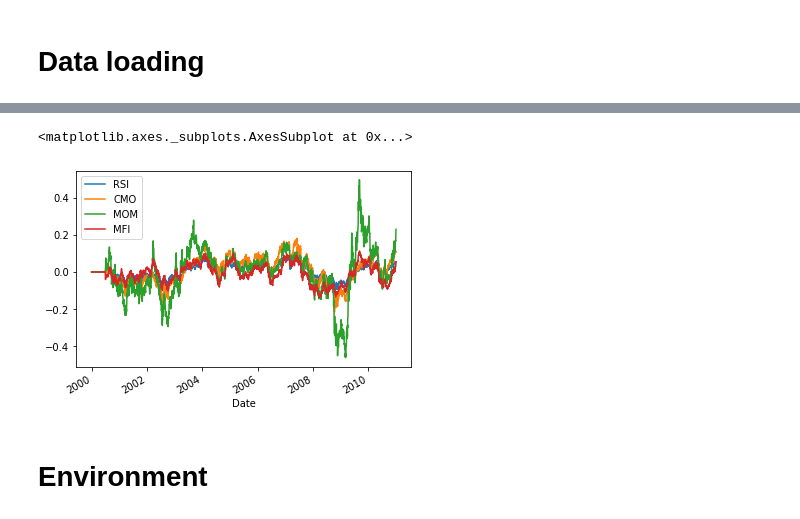
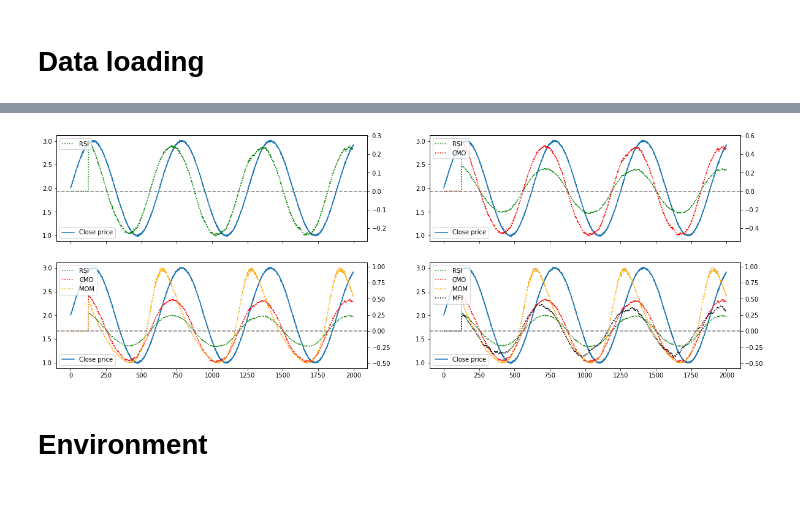
Before and after one commit to Rachnog/Reinforcement-Learning-in-Finance, a Jupyter notebook: odsc_workshop/ODSC_RL_2.ipynb, the cells around one changed output, grey strips where cells are left out. Saved outputs shown, nothing was run; the diff lists cells and outputs as text; code cells hidden in the pictures.

```diff
--- a/odsc_workshop/ODSC_RL_2.ipynb
+++ b/odsc_workshop/ODSC_RL_2.ipynb
@@ -73,15 +66,52 @@ df['Close'].plot()
 # %%
-pd.DataFrame(
+train_features = pd.DataFrame(
             {
                 'RSI': ((talib.RSI(df['Close'], timeperiod=ROLLING).to_frame().fillna(50.0) - 50) / 100).values.flatten(),
                 'CMO': ((talib.CMO(df['Close'], timeperiod=ROLLING).to_frame().fillna(0.0)) / 100).values.flatten(),
                 'MOM': df['Close'].pct_change(ROLLING).to_frame().fillna(0.0).values.flatten(),
                 'MFI': ((talib.MFI(df['High'], df['Low'], df['Close'], df['Volume'], timeperiod=ROLLING) - 50) / 100).fillna(0.0).values.flatten()
             }, index = df.index
-        ).plot()
+        )
-# %% [output]
-<matplotlib.axes._subplots.AxesSubplot at 0x...>
-[figure, removed]
+# %%
+fig, ((ax1, ax2), (ax3, ax4)) = plt.subplots(2, 2, figsize = (20, 7), sharex=True)
+
+ax1.plot(df['Close'].values, label = 'Close price')
+ax1_copy = ax1.twinx()
+ax1_copy.plot(train_features['RSI'].values, label = 'RSI', color = 'green', ls = 'dotted')
+ax1_copy.axhline(0.0, ls = '--', color = 'grey')
+
+ax2.plot(df['Close'].values, label = 'Close price')
+ax2_copy = ax2.twinx()
+ax2_copy.plot(train_features['RSI'].values, label = 'RSI', color = 'green', ls = 'dotted')
+ax2_copy.plot(train_features['CMO'].values, label = 'CMO', color = 'red', ls = 'dotted')
+ax2_copy.axhline(0.0, ls = '--', color = 'grey')
+
+ax3.plot(df['Close'].values, label = 'Close price')
+ax3_copy = ax3.twinx()
+ax3_copy.plot(train_features['RSI'].values, label = 'RSI', color = 'green', ls = 'dotted')
+ax3_copy.plot(train_features['CMO'].values, label = 'CMO', color = 'red', ls = 'dotted')
+ax3_copy.plot(train_features['MOM'].values, label = 'MOM', color = 'orange', ls = 'dotted')
+ax3_copy.axhline(0.0, ls = '--', color = 'grey')
+
+ax4.plot(df['Close'].values, label = 'Close price')
+ax4_copy = ax4.twinx()
+ax4_copy.plot(train_features['RSI'].values, label = 'RSI', color = 'green', ls = 'dotted')
+ax4_copy.plot(train_features['CMO'].values, label = 'CMO', color = 'red', ls = 'dotted')
+ax4_copy.plot(train_features['MOM'].values, label = 'MOM', color = 'orange', ls = 'dotted')
+ax4_copy.plot(train_features['MFI'].values, label = 'MFI', color = 'black', ls = 'dotted')
+ax4_copy.axhline(0.0, ls = '--', color = 'grey')
+
+ax1.legend(loc=0)
+ax1_copy.legend(loc=2)
+ax2.legend(loc=0)
+ax2_copy.legend(loc=2)
+ax3.legend(loc=0)
+ax3_copy.legend(loc=2)
+ax4.legend(loc=0)
+ax4_copy.legend(loc=2)
+plt.show()
+# %% [output]
+[figure, added]
 # %% [markdown]
 # Environment
 # %%
```
Also changed, not shown: parts of 11 cells of this notebook.
